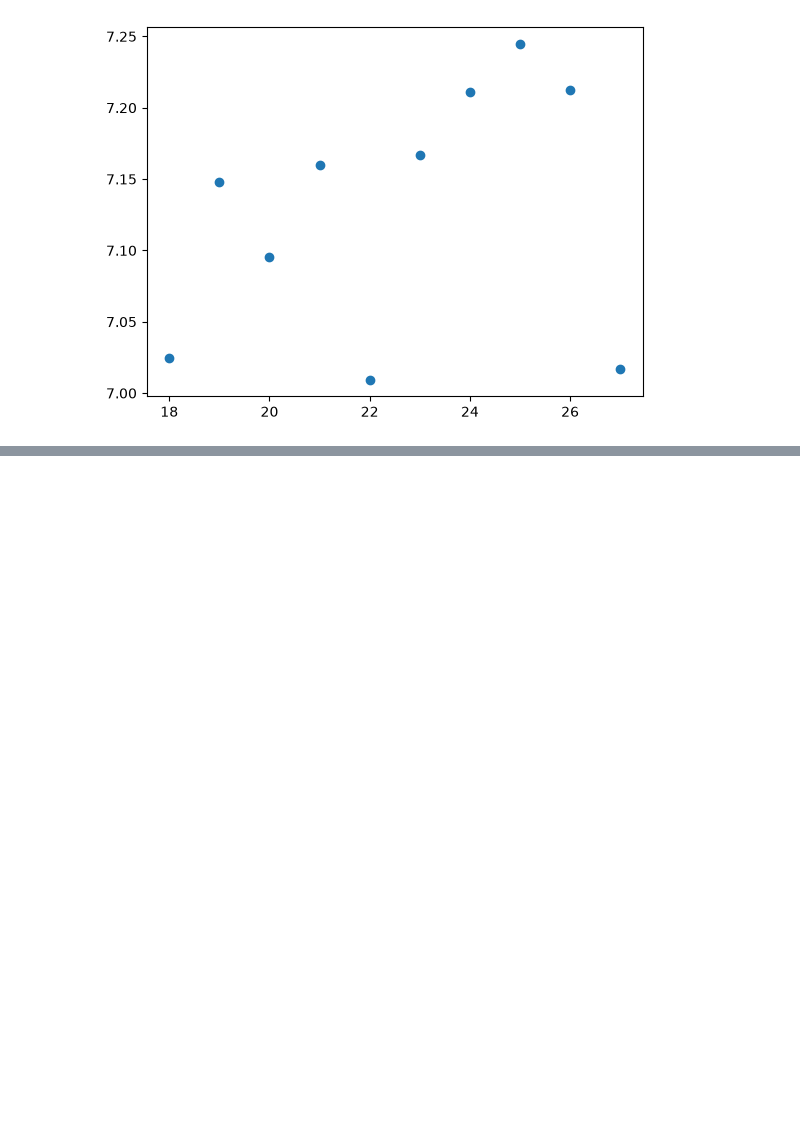
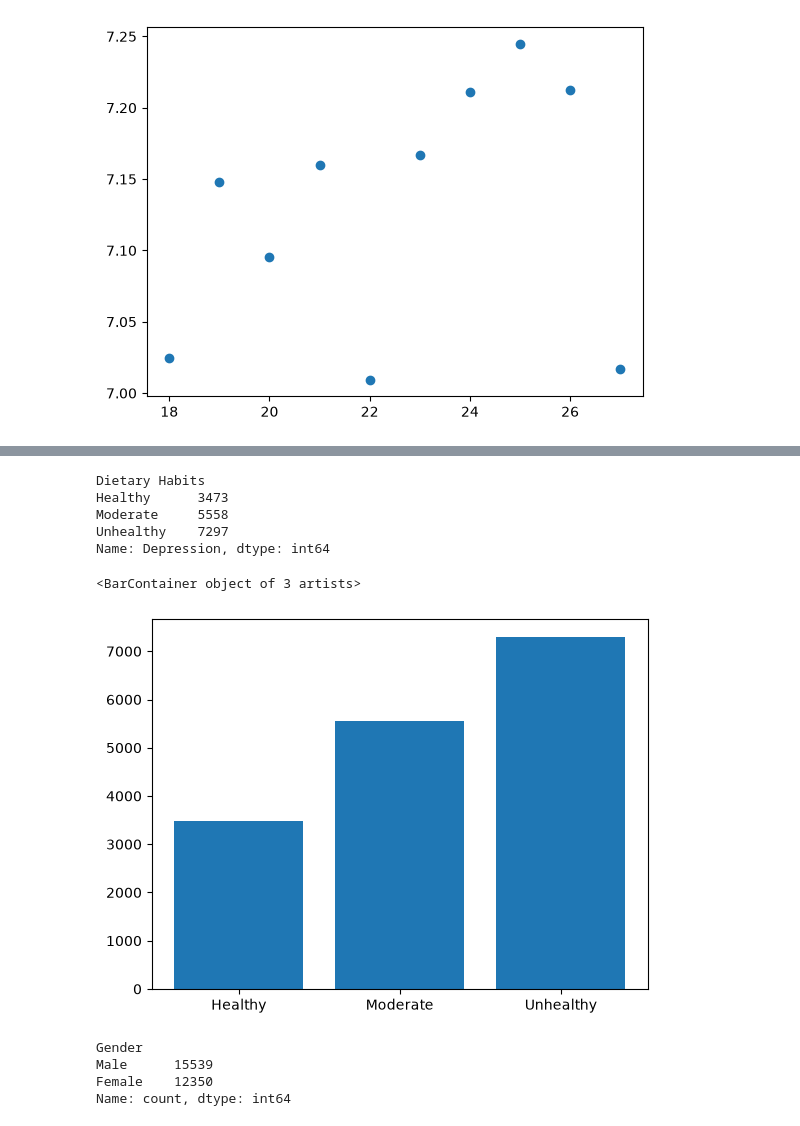
Before and after one commit to AbhishekKumarVerma2356/Python_Matplotlib, a Jupyter notebook: Getting_Started.ipynb, the cells around one changed output, grey strips where cells are left out. Drawn from its saved outputs; the diff is of its cells as text; code cells hidden in the pictures; blank space fills up the shorter version.

```diff
--- a/Getting_Started.ipynb
+++ b/Getting_Started.ipynb
@@ -897,0 +966,2 @@ plt.plot(x,y,'o') # use 'o'
+# %%
+data['Dietary Habits']=data['Dietary Habits'].cat.remove_unused_categories()
@@ -897,0 +976,18 @@ plt.plot(x,y,'o') # use 'o'
+# %%
+d=data.groupby('Dietary Habits')['Depression'].sum()
+# %%
+d
+# %% [output]
+Dietary Habits
+Healthy      3473
+Moderate     5558
+Unhealthy    7297
+Name: Depression, dtype: int64
+# %%
+x=d.index
+y=d.values
+# %%
+plt.bar(x,y)
+# %% [output]
+<BarContainer object of 3 artists>
+[figure, added]
@@ -897,0 +996,7 @@ plt.plot(x,y,'o') # use 'o'
+# %%
+data['Gender'].value_counts()
+# %% [output]
+Gender
+Male      15539
+Female    12350
+Name: count, dtype: int64
```
Also changed, not shown: parts of 40 cells of this notebook.
